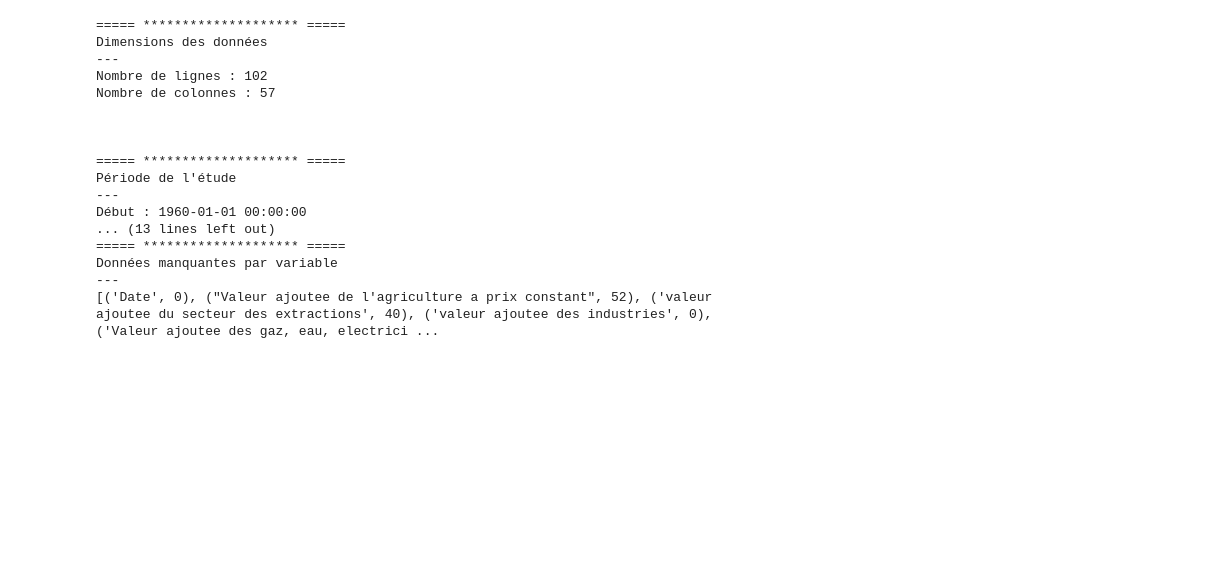
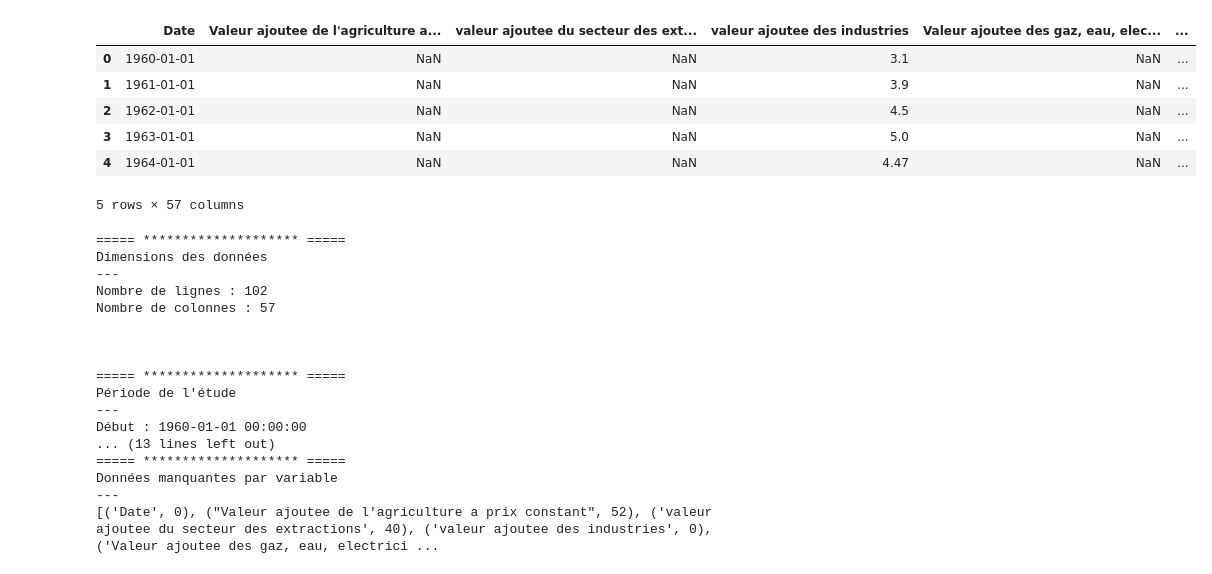
Before and after one commit to RichardAyizou/donnees_uemoa, a Jupyter notebook: test2 csv.ipynb, the cells around one changed output. Cells and saved outputs as stored; diff of their text form; code cells hidden in the pictures; blank space fills up the shorter version.

```diff
--- a/test2 csv.ipynb
+++ b/test2 csv.ipynb
@@ -5,6 +5,16 @@ from macrobceao.bceao import *
 # %%
 data = Data('exportIndicateurs compta nat bfa.csv', 'csv')
 df = data.load_data()
+# %%
+df.head()
+# %% [output]
+|  | Date | Valeur ajoutee de l'agriculture a... | valeur ajoutee du secteur des ext... | valeur ajoutee des industries | Valeur ajoutee des gaz, eau, elec... | ... |
+| 0 | 1960-01-01 | NaN | NaN | 3.1 | NaN | ... |
+| 1 | 1961-01-01 | NaN | NaN | 3.9 | NaN | ... |
+| 2 | 1962-01-01 | NaN | NaN | 4.5 | NaN | ... |
+| 3 | 1963-01-01 | NaN | NaN | 5.0 | NaN | ... |
+| 4 | 1964-01-01 | NaN | NaN | 4.47 | NaN | ... |
+5 rows × 57 columns
 # %%
 data.diagnostic_statistics()
 # %% [output]
```
Also changed, not shown: parts of 1 cell of this notebook, 17 other files.
